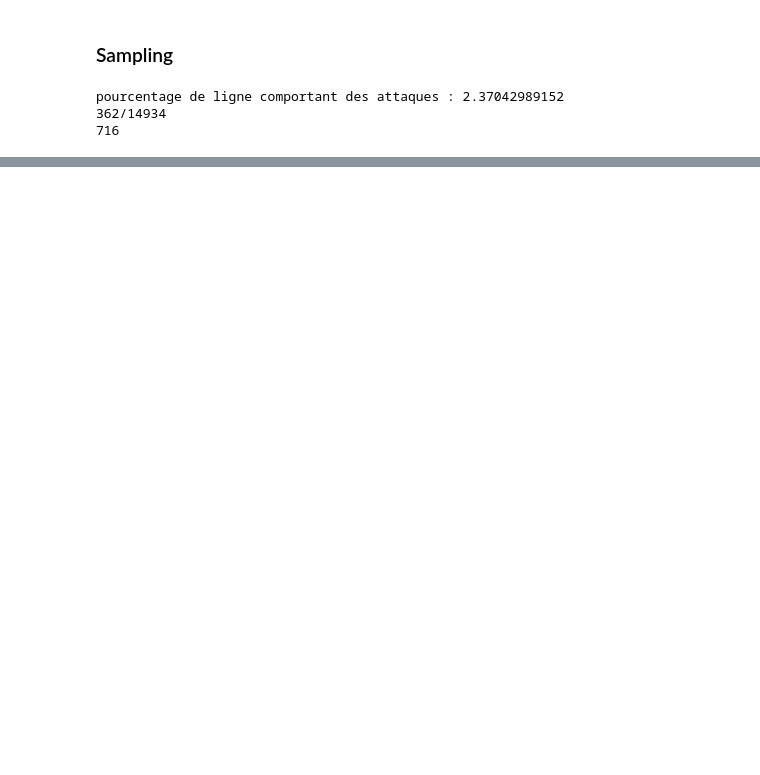
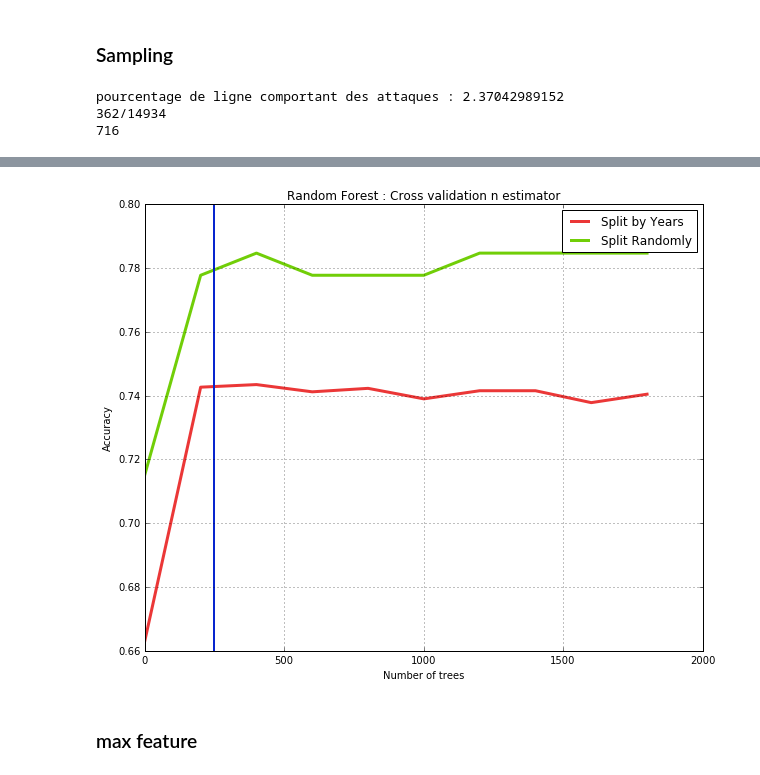
Before and after one commit to ifrebault/PiracyAttackPrediction, a Jupyter notebook: Machine_learning/ML.area.ipynb, the cells around one changed output, grey strips where cells are left out. Saved outputs shown, nothing was run; the diff lists cells and outputs as text; code cells hidden in the pictures; blank space fills up the shorter version.

```diff
--- a/Machine_learning/ML.area.ipynb
+++ b/Machine_learning/ML.area.ipynb
@@ -311,0 +376,15 @@ On définit un jeu de données pour entrainer notre modèle et un jeu de donnée
+# %%
+plt.figure(figsize=(10,8))
+plt.plot(rangeTab,tabScore, '-', color='#EB3737', linewidth=3, label='Split by Years')
+plt.plot(rangeTab,tabScore2, '-', color='#71ce08', linewidth=3, label='Split Randomly')
+plt.axvline(x=250,linewidth=2, color='#0825ce')
+plt.grid(True)
+plt.legend(loc='upper right')
+plt.title("Random Forest : Cross validation n estimator")
+plt.ylabel('Accuracy')
+plt.xlabel('Number of trees')
+plt.show()
+# %% [output]
+[figure, added]
+# %% [markdown]
+### max feature
```
Also changed, not shown: parts of 39 cells of this notebook, 3 other files.
